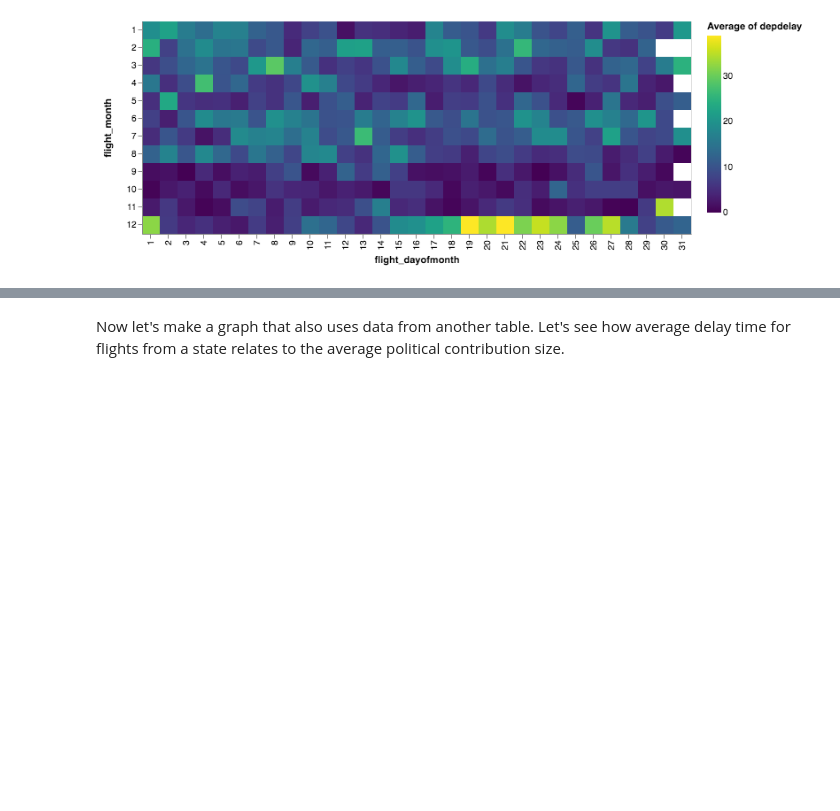
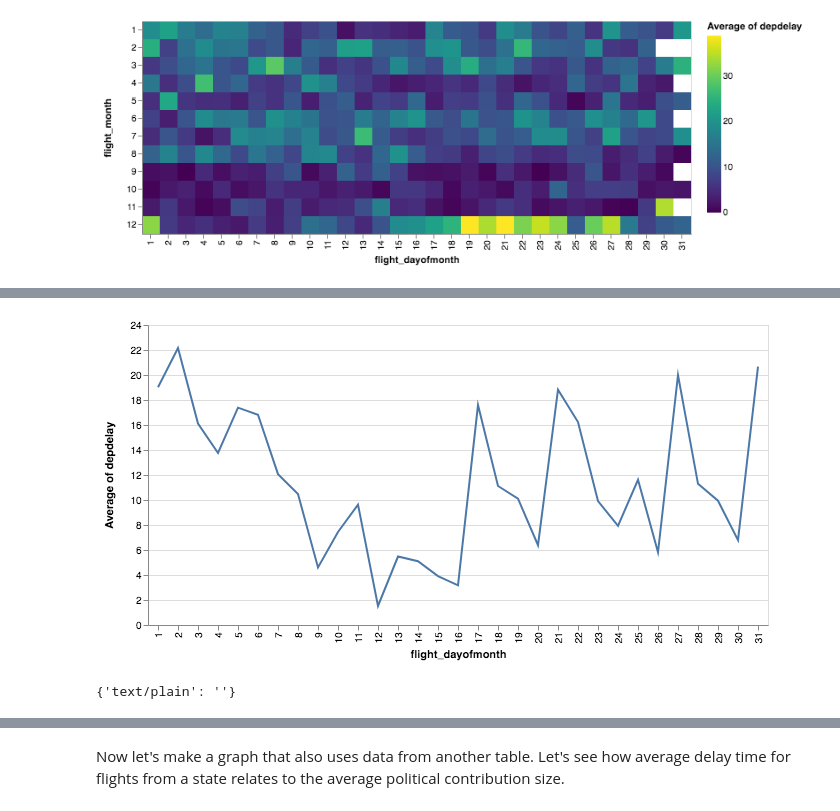
Before and after one commit to heavyai/jupyterlab-heavyai, a Jupyter notebook: notebooks/Ibis + Altair + Extraction.ipynb, the cells around one changed output, grey strips where cells are left out. Saved outputs shown, nothing was run; the diff lists cells and outputs as text; code cells hidden in the pictures; blank space fills up the shorter version.

```diff
--- a/notebooks/Ibis + Altair + Extraction.ipynb
+++ b/notebooks/Ibis + Altair + Extraction.ipynb
@@ -46,0 +57,11 @@ delay_by_month
+# %%
+import ipywidgets
+import IPython.display
+
+alt.Chart(t[t.flight_dayofmonth, t.depdelay, t.flight_month][t.flight_month == 1]).mark_line().encode(
+    x='flight_dayofmonth:O',
+    y='average(depdelay)'
+)._repr_mimebundle_(None, None)
+# %% [output]
+[figure, added]
+{'text/plain': ''}
```
Also changed, not shown: parts of 9 cells of this notebook, 4 other files.
